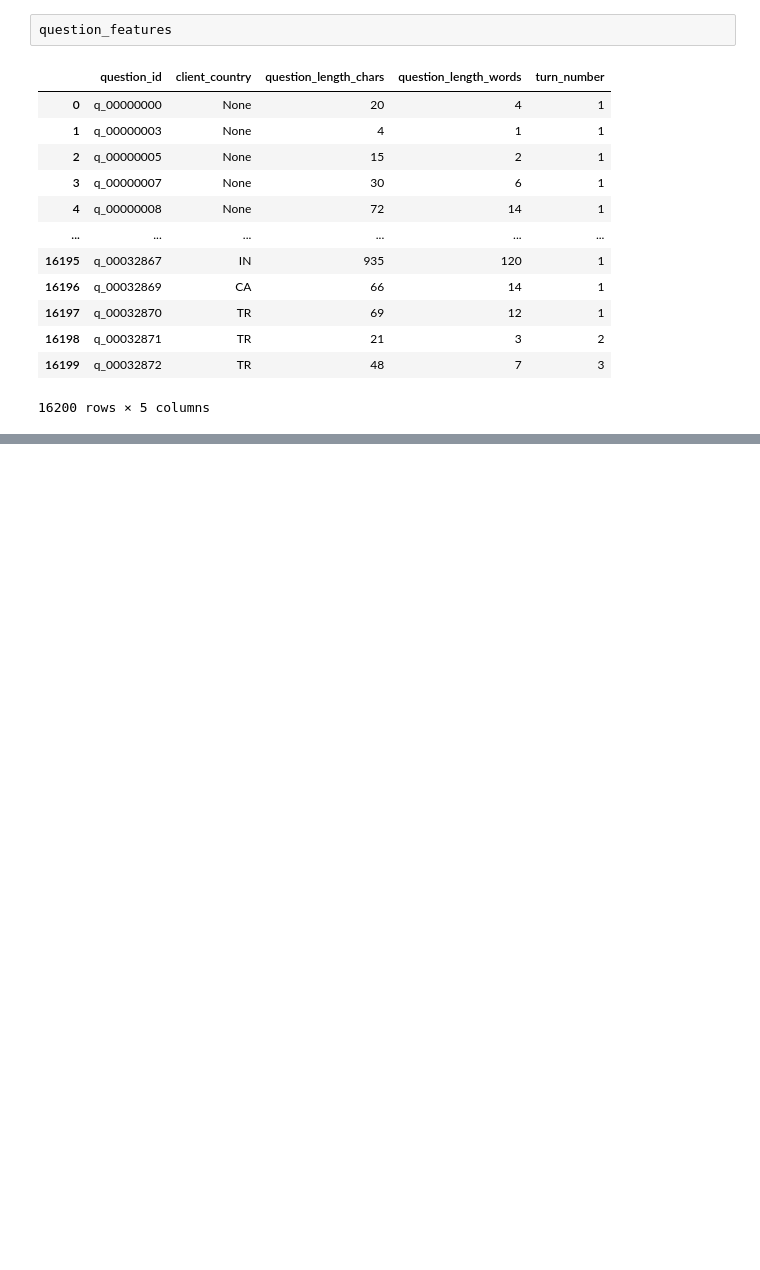
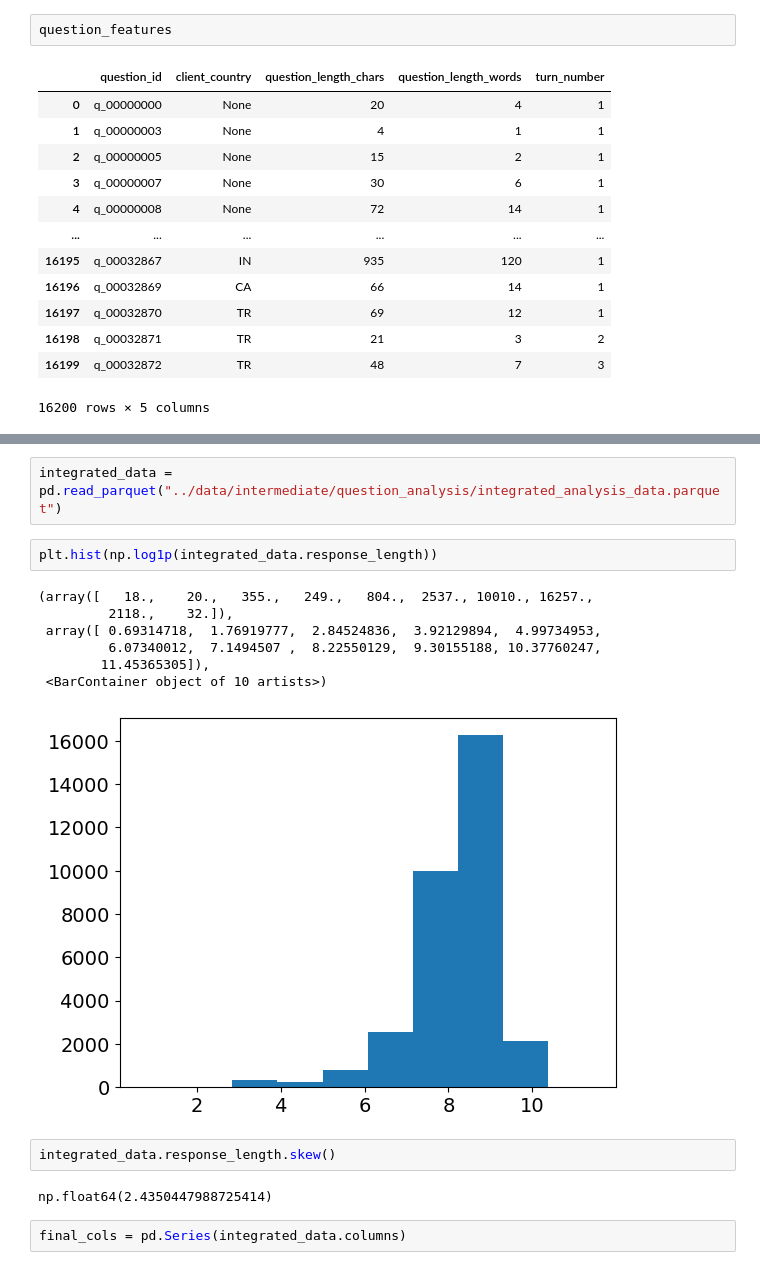
Before and after one commit to yang3kc/ai_search_arena, a Jupyter notebook: notebooks/questions_explore.ipynb, the cells around one changed output, grey strips where cells are left out. Saved outputs shown, nothing was run; the diff lists cells and outputs as text; blank space fills up the shorter version.

```diff
--- a/notebooks/questions_explore.ipynb
+++ b/notebooks/questions_explore.ipynb
@@ -319,0 +435,18 @@ question_features
+# %%
+integrated_data = pd.read_parquet("../data/intermediate/question_analysis/integrated_analysis_data.parquet")
+# %%
+plt.hist(np.log1p(integrated_data.response_length))
+# %% [output]
+(array([   18.,    20.,   355.,   249.,   804.,  2537., 10010., 16257.,
+         2118.,    32.]),
+ array([ 0.69314718,  1.76919777,  2.84524836,  3.92129894,  4.99734953,
+         6.07340012,  7.1494507 ,  8.22550129,  9.30155188, 10.37760247,
+        11.45365305]),
+ <BarContainer object of 10 artists>)
+[figure, added]
+# %%
+integrated_data.response_length.skew()
+# %% [output]
+np.float64(2.4350447988725414)
+# %%
+final_cols = pd.Series(integrated_data.columns)
```
Also changed, not shown: parts of 31 cells of this notebook, 1 other file.
